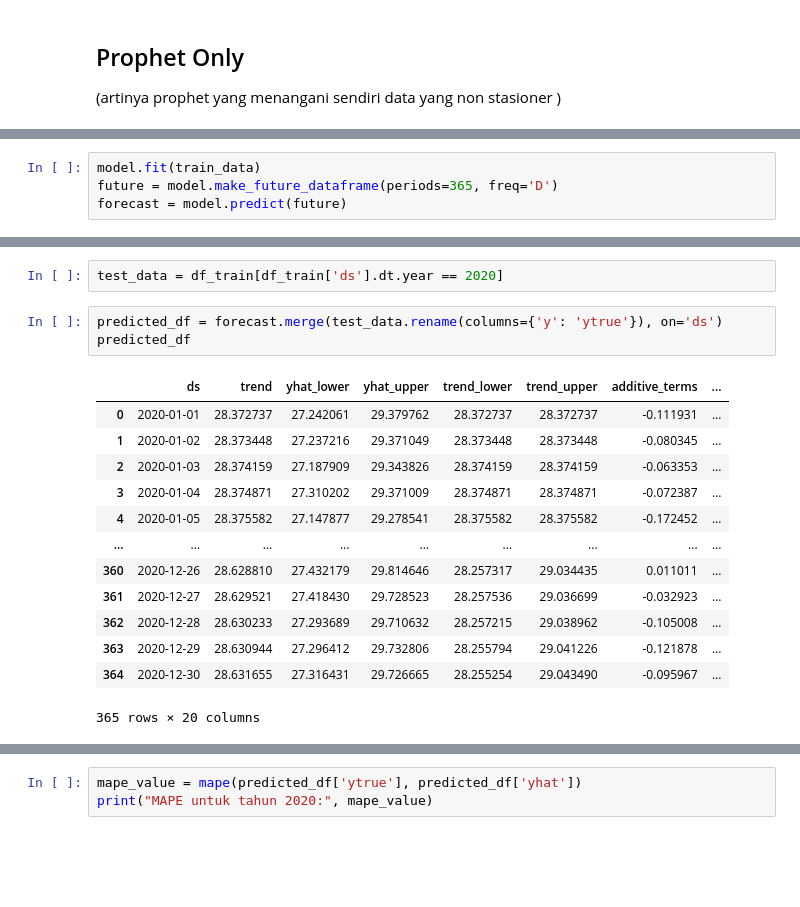
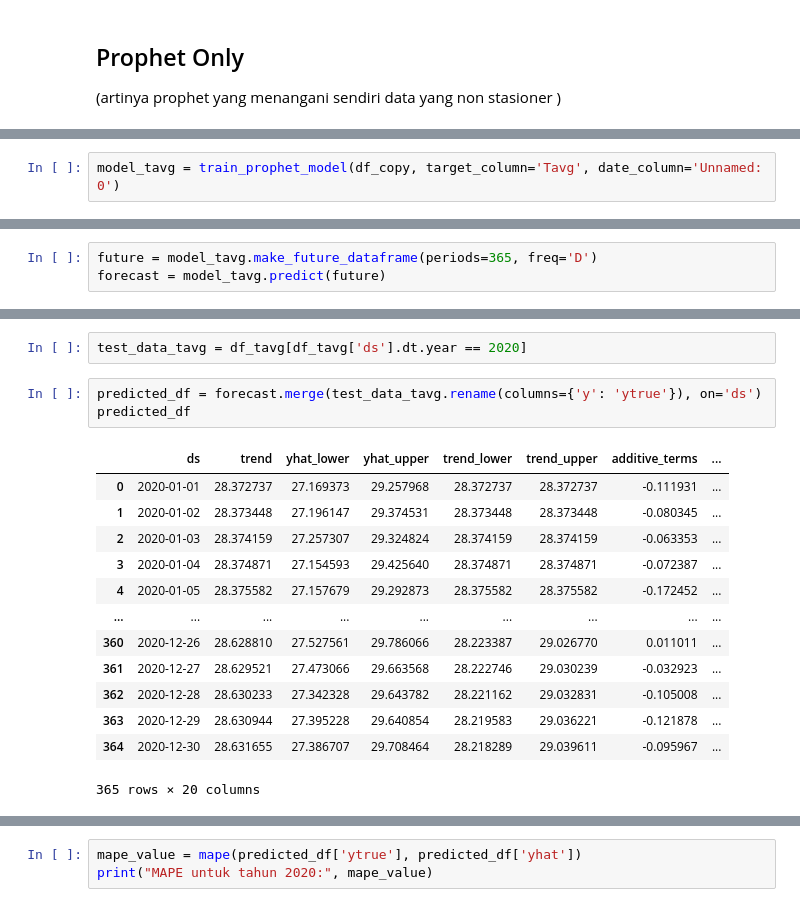
Before and after one commit to Fadhil-hi/Intern-BCC-2024, a Jupyter notebook: Code/models/Time Series Model/ts_Prophet.ipynb, the cells around one changed output, grey strips where cells are left out. Drawn from its saved outputs; the diff is of its cells as text; blank space fills up the shorter version.

```diff
--- a/Code/models/Time Series Model/ts_Prophet.ipynb
+++ b/Code/models/Time Series Model/ts_Prophet.ipynb
@@ -54,0 +68,2 @@ model = Prophet()
+# %%
+model_tavg = train_prophet_model(df_copy, target_column='Tavg', date_column='Unnamed: 0')
@@ -54,0 +73,3 @@ model = Prophet()
+# %%
+future = model_tavg.make_future_dataframe(periods=365, freq='D')
+forecast = model_tavg.predict(future)
@@ -57,4 +88,0 @@ train_data = df_train[df_train['ds'].dt.year < 2020]
-# %%
-model.fit(train_data)
-future = model.make_future_dataframe(periods=365, freq='D')
-forecast = model.predict(future)
@@ -73,19 +99,19 @@ print(forecast[['ds', 'yhat', 'yhat_lower', 'yhat_upper']].tail())
 # %%
-test_data = df_train[df_train['ds'].dt.year == 2020]
+test_data_tavg = df_tavg[df_tavg['ds'].dt.year == 2020]
 # %%
-predicted_df = forecast.merge(test_data.rename(columns={'y': 'ytrue'}), on='ds')
+predicted_df = forecast.merge(test_data_tavg.rename(columns={'y': 'ytrue'}), on='ds')
 predicted_df
 # %% [output]
 |  | ds | trend | yhat_lower | yhat_upper | trend_lower | trend_upper | additive_terms | ... |
-| 0 | 2020-01-01 | 28.372737 | 27.242061 | 29.379762 | 28.372737 | 28.372737 | -0.111931 | ... |
-| 1 | 2020-01-02 | 28.373448 | 27.237216 | 29.371049 | 28.373448 | 28.373448 | -0.080345 | ... |
-| 2 | 2020-01-03 | 28.374159 | 27.187909 | 29.343826 | 28.374159 | 28.374159 | -0.063353 | ... |
-| 3 | 2020-01-04 | 28.374871 | 27.310202 | 29.371009 | 28.374871 | 28.374871 | -0.072387 | ... |
-| 4 | 2020-01-05 | 28.375582 | 27.147877 | 29.278541 | 28.375582 | 28.375582 | -0.172452 | ... |
+| 0 | 2020-01-01 | 28.372737 | 27.169373 | 29.257968 | 28.372737 | 28.372737 | -0.111931 | ... |
+| 1 | 2020-01-02 | 28.373448 | 27.196147 | 29.374531 | 28.373448 | 28.373448 | -0.080345 | ... |
+| 2 | 2020-01-03 | 28.374159 | 27.257307 | 29.324824 | 28.374159 | 28.374159 | -0.063353 | ... |
+| 3 | 2020-01-04 | 28.374871 | 27.154593 | 29.425640 | 28.374871 | 28.374871 | -0.072387 | ... |
+| 4 | 2020-01-05 | 28.375582 | 27.157679 | 29.292873 | 28.375582 | 28.375582 | -0.172452 | ... |
 | ... | ... | ... | ... | ... | ... | ... | ... | ... |
-| 360 | 2020-12-26 | 28.628810 | 27.432179 | 29.814646 | 28.257317 | 29.034435 | 0.011011 | ... |
-| 361 | 2020-12-27 | 28.629521 | 27.418430 | 29.728523 | 28.257536 | 29.036699 | -0.032923 | ... |
-| 362 | 2020-12-28 | 28.630233 | 27.293689 | 29.710632 | 28.257215 | 29.038962 | -0.105008 | ... |
-| 363 | 2020-12-29 | 28.630944 | 27.296412 | 29.732806 | 28.255794 | 29.041226 | -0.121878 | ... |
-| 364 | 2020-12-30 | 28.631655 | 27.316431 | 29.726665 | 28.255254 | 29.043490 | -0.095967 | ... |
+| 360 | 2020-12-26 | 28.628810 | 27.527561 | 29.786066 | 28.223387 | 29.026770 | 0.011011 | ... |
+| 361 | 2020-12-27 | 28.629521 | 27.473066 | 29.663568 | 28.222746 | 29.030239 | -0.032923 | ... |
+| 362 | 2020-12-28 | 28.630233 | 27.342328 | 29.643782 | 28.221162 | 29.032831 | -0.105008 | ... |
+| 363 | 2020-12-29 | 28.630944 | 27.395228 | 29.640854 | 28.219583 | 29.036221 | -0.121878 | ... |
+| 364 | 2020-12-30 | 28.631655 | 27.386707 | 29.708464 | 28.218289 | 29.039611 | -0.095967 | ... |
 365 rows × 20 columns
```
Also changed, not shown: parts of 43 cells of this notebook, 1 other file.
